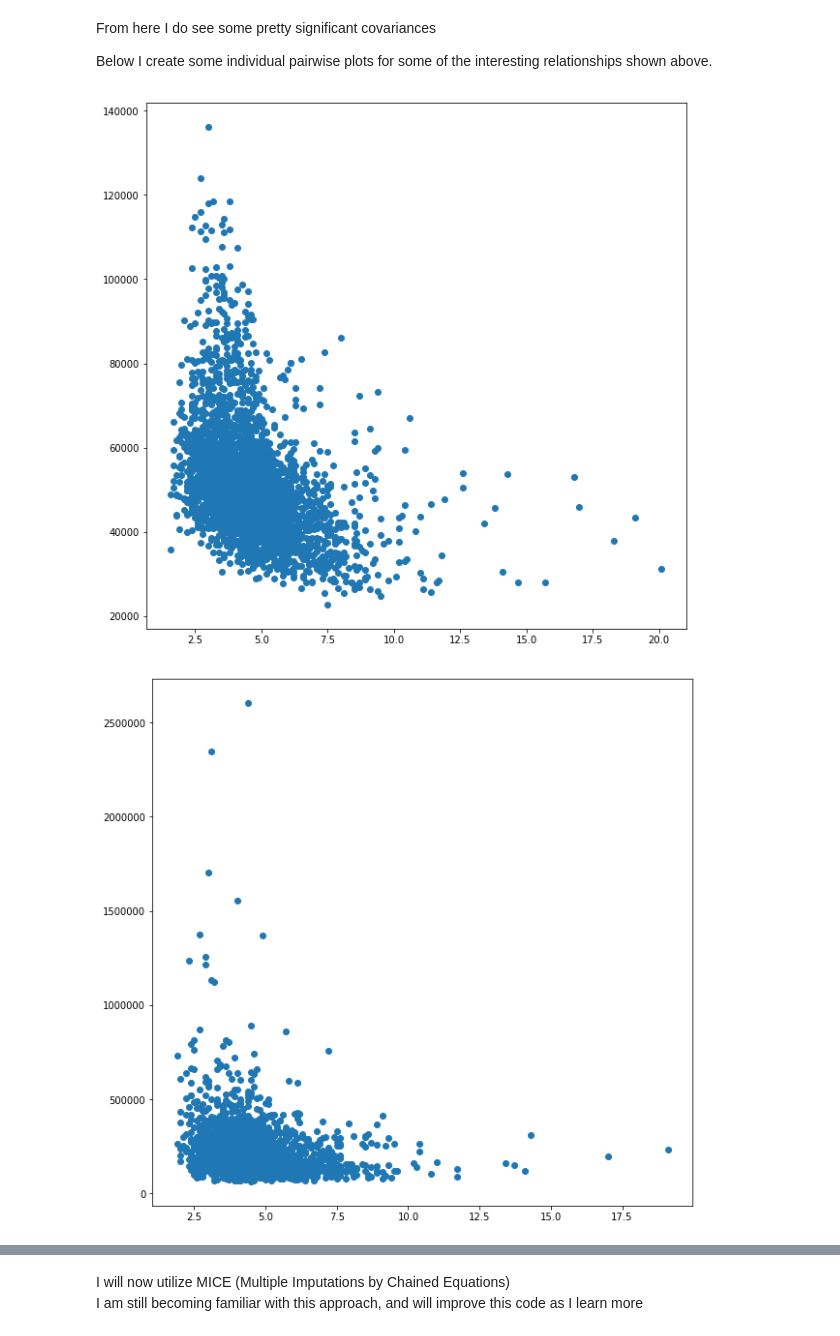
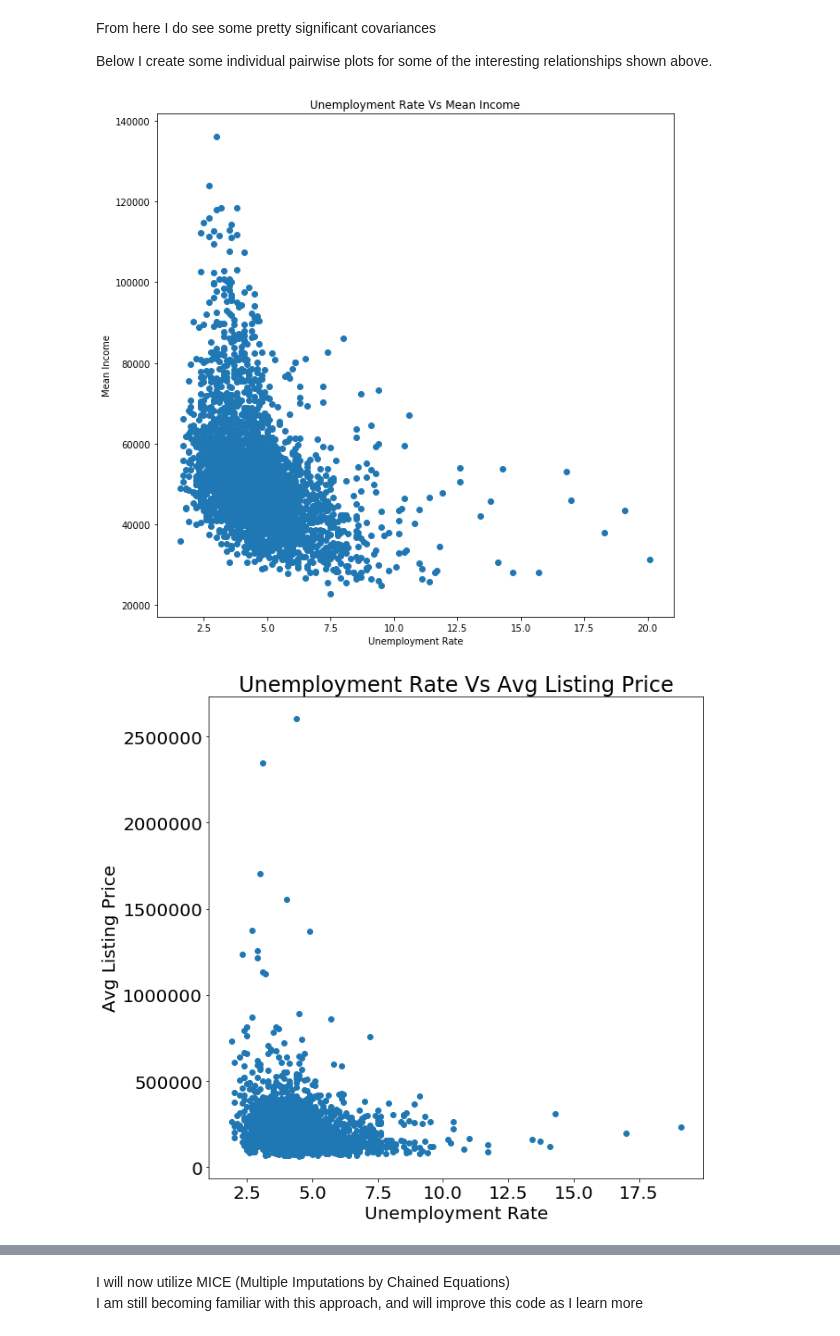
Before and after one commit to moorebryan/county-recommendation-engine, a Jupyter notebook: Pre-Processing County DF.ipynb, the cells around one changed output, grey strips where cells are left out. Drawn from its saved outputs; the diff is of its cells as text; code cells hidden in the pictures.

```diff
--- a/Pre-Processing County DF.ipynb
+++ b/Pre-Processing County DF.ipynb
@@ -135,13 +135,21 @@ Below I create some individual pairwise plots for some of the interesting relati
 # Plot Unemployment Rate against Mean Income
 plt.figure(figsize=(10,10))
 plt.scatter(county_attr_df['Unemployment Rate'],county_attr_df['Mean Income'])
+plt.xlabel('Unemployment Rate')
+plt.ylabel('Mean Income')
+plt.title('Unemployment Rate Vs Mean Income')
+plt.rcParams.update({'font.size': 20})
 plt.show()
 # %% [output]
-[figure, old version]
+[figure, new version]
 # %%
 # Plot Unemployment Rate against Avg Listing Price
 plt.figure(figsize=(10,10))
 plt.scatter(county_attr_df['Unemployment Rate'],county_attr_df['Avg Listing Price'])
+plt.xlabel('Unemployment Rate')
+plt.ylabel('Avg Listing Price')
+plt.title('Unemployment Rate Vs Avg Listing Price')
+plt.rcParams.update({'font.size': 20})
 plt.show()
 # %% [output]
-[figure, old version]
+[figure, new version]
```
Also changed, not shown: parts of 6 cells of this notebook, 4 other files.
